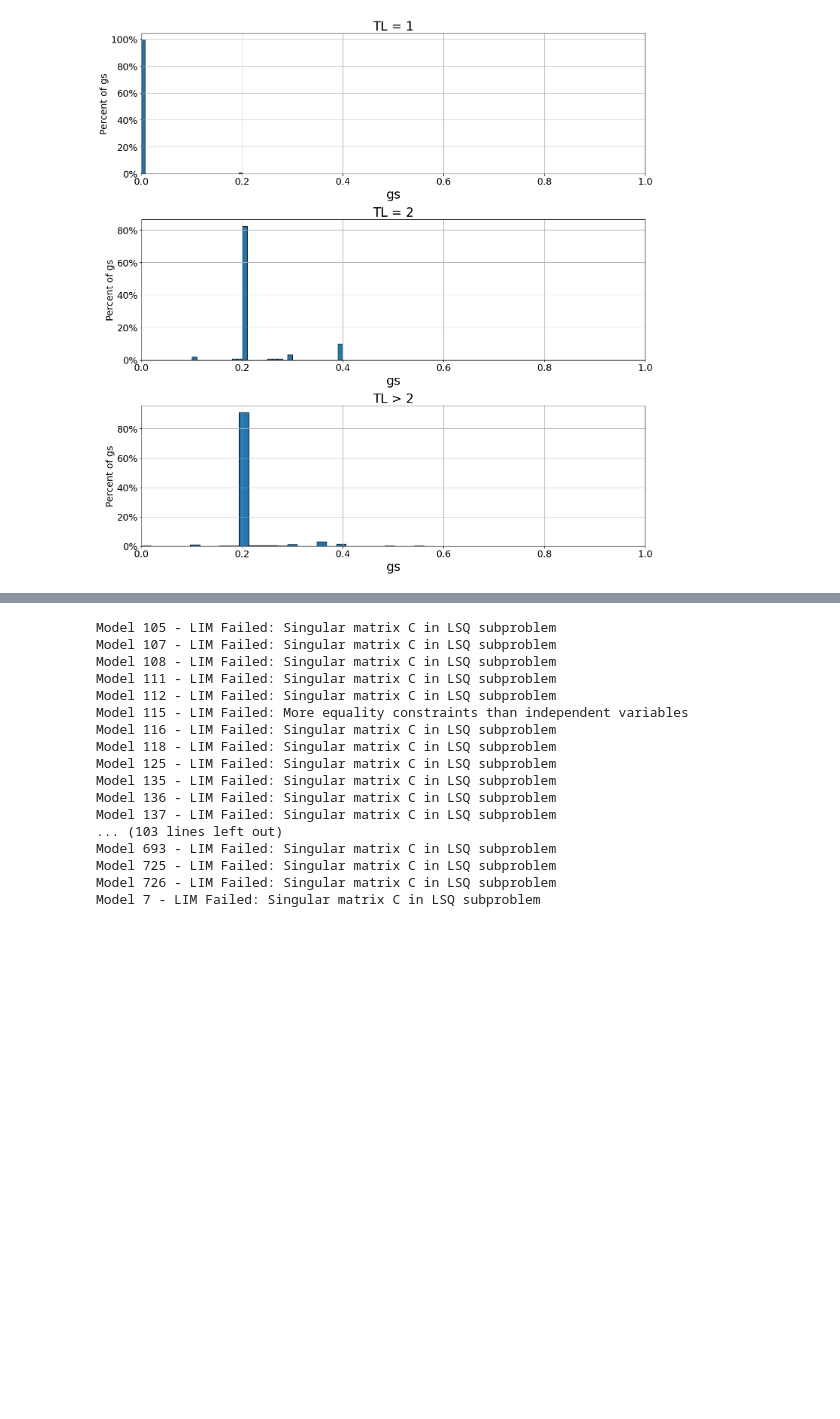
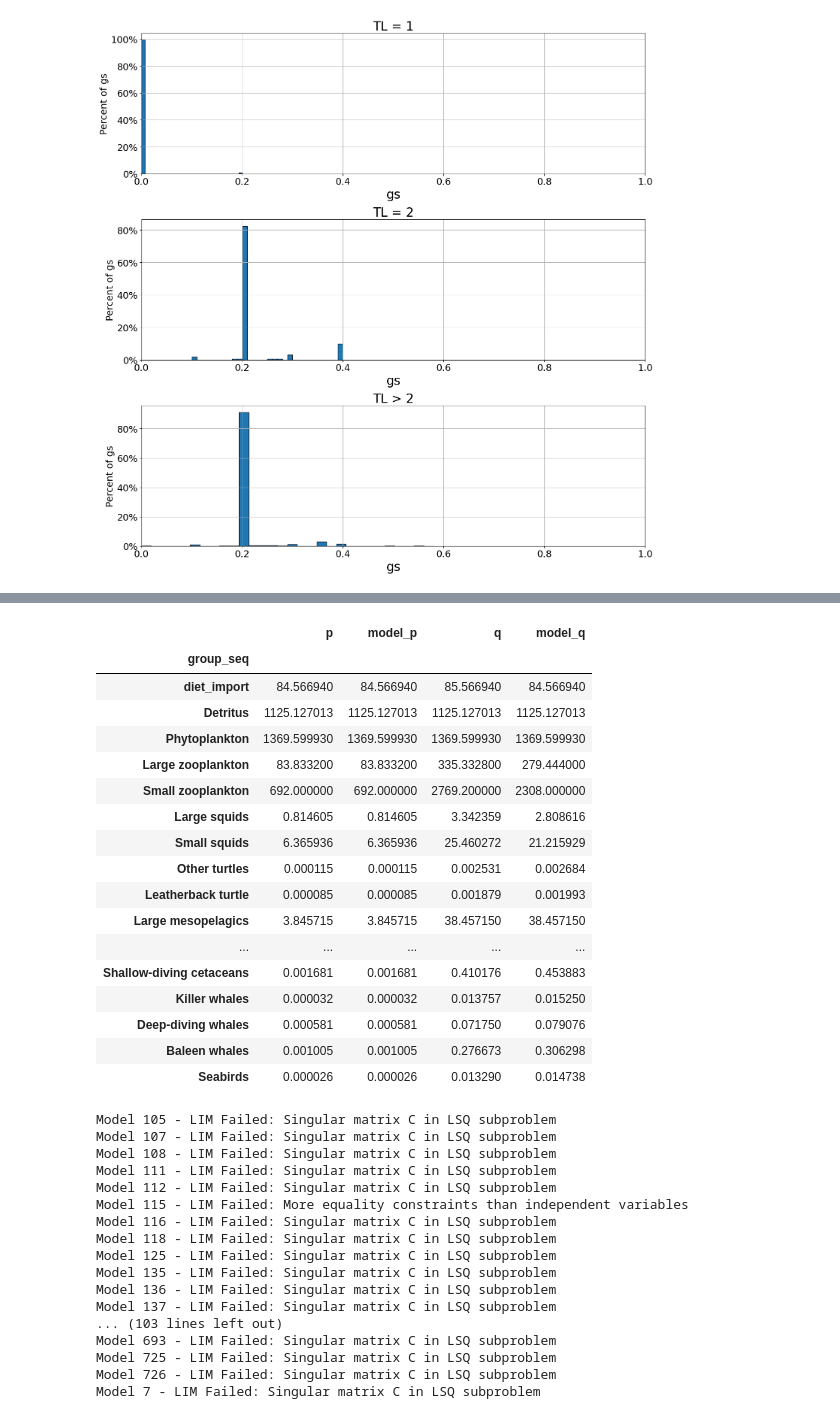
Before and after one commit to idocarmel1/PPREstimation, a Jupyter notebook: tests.ipynb, the cells around one changed output, grey strips where cells are left out. Cells and saved outputs as stored; diff of their text form; code cells hidden in the pictures; blank space fills up the shorter version.

```diff
--- a/tests.ipynb
+++ b/tests.ipynb
@@ -194,6 +622,34 @@ model_numbers_non_default = [108,
  725,
  726,
  7]
+# %%
+balanced, p, q = model.is_model_balanced()
+d = pd.DataFrame({
+    'p': p,
+    'model_p': model.p,
+    'q': q,
+    'model_q': model.q,
+}).rename(index=model.seq2name)
+d
+# %% [output]
+|  | p | model_p | q | model_q |
+| group_seq |  |  |  |  |
+| diet_import | 84.566940 | 84.566940 | 85.566940 | 84.566940 |
+| Detritus | 1125.127013 | 1125.127013 | 1125.127013 | 1125.127013 |
+| Phytoplankton | 1369.599930 | 1369.599930 | 1369.599930 | 1369.599930 |
+| Large zooplankton | 83.833200 | 83.833200 | 335.332800 | 279.444000 |
+| Small zooplankton | 692.000000 | 692.000000 | 2769.200000 | 2308.000000 |
+| Large squids | 0.814605 | 0.814605 | 3.342359 | 2.808616 |
+| Small squids | 6.365936 | 6.365936 | 25.460272 | 21.215929 |
+| Other turtles | 0.000115 | 0.000115 | 0.002531 | 0.002684 |
+| Leatherback turtle | 0.000085 | 0.000085 | 0.001879 | 0.001993 |
+| Large mesopelagics | 3.845715 | 3.845715 | 38.457150 | 38.457150 |
+| ... | ... | ... | ... | ... |
+| Shallow-diving cetaceans | 0.001681 | 0.001681 | 0.410176 | 0.453883 |
+| Killer whales | 0.000032 | 0.000032 | 0.013757 | 0.015250 |
+| Deep-diving whales | 0.000581 | 0.000581 | 0.071750 | 0.079076 |
+| Baleen whales | 0.001005 | 0.001005 | 0.276673 | 0.306298 |
+| Seabirds | 0.000026 | 0.000026 | 0.013290 | 0.014738 |
 # %%
 import warnings
 warnings.simplefilter(action='ignore', category=RuntimeWarning)
```
Also changed, not shown: parts of 5 cells of this notebook, 1 other file.
